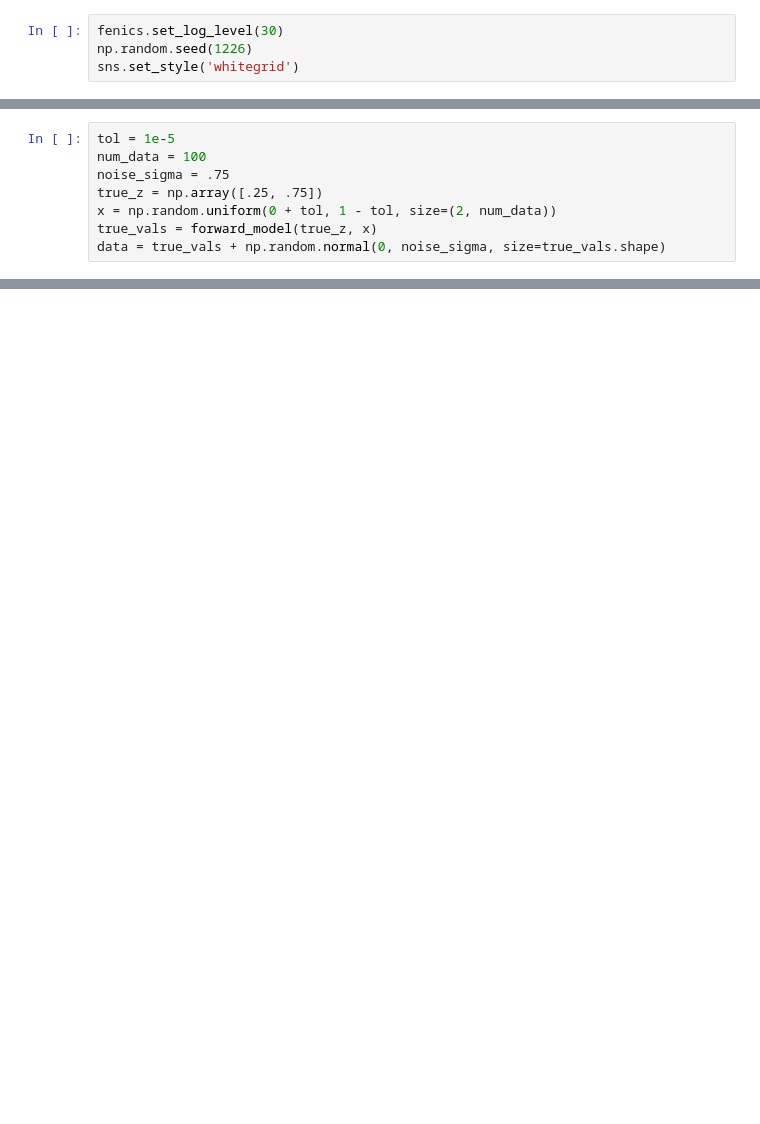
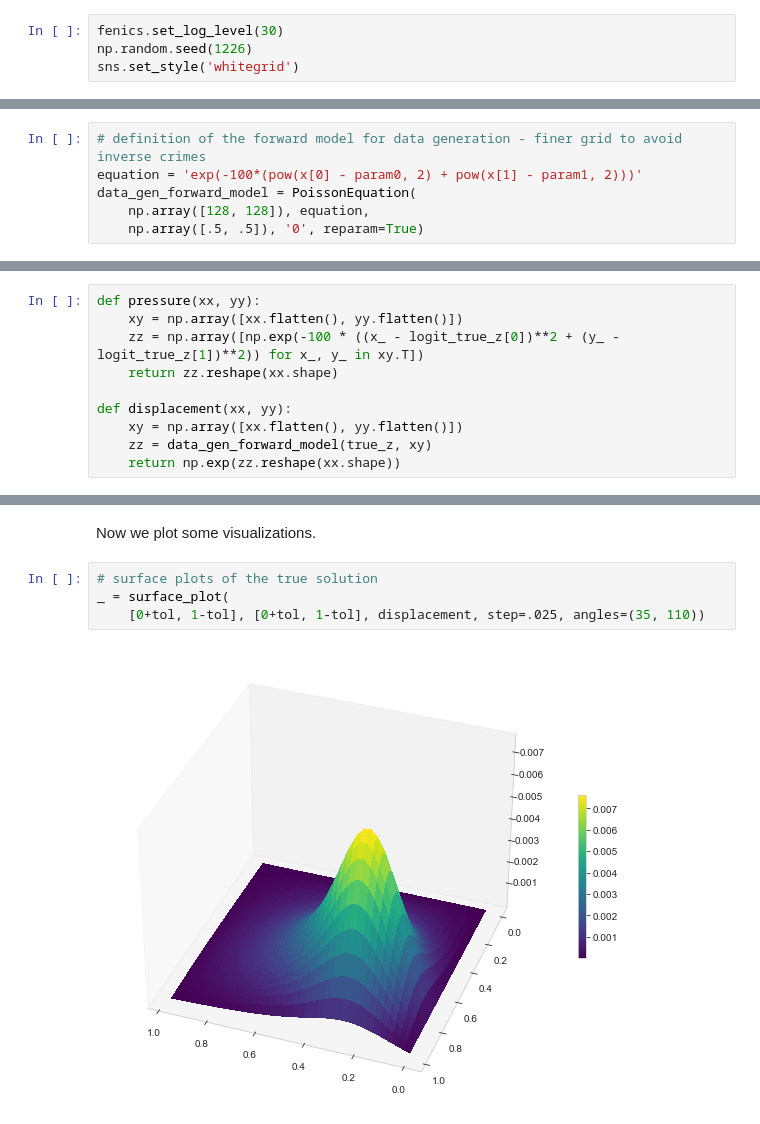
Before and after one commit to aurelio-raffa/MultiFidelityABC, a Jupyter notebook: source/examples/poisson_multifidelity.ipynb, the cells around one changed output, grey strips where cells are left out. Cells and saved outputs as stored; diff of their text form; blank space fills up the shorter version.

```diff
--- a/source/examples/poisson_multifidelity.ipynb
+++ b/source/examples/poisson_multifidelity.ipynb
@@ -66,8 +56,0 @@ noise.
-# %%
-tol = 1e-5
-num_data = 100
-noise_sigma = .75
-true_z = np.array([.25, .75])
-x = np.random.uniform(0 + tol, 1 - tol, size=(2, num_data))
-true_vals = forward_model(true_z, x)
-data = true_vals + np.random.normal(0, noise_sigma, size=true_vals.shape)
@@ -333,0 +94,6 @@ plt.show()
+# %%
+# definition of the forward model for data generation - finer grid to avoid inverse crimes
+equation = 'exp(-100*(pow(x[0] - param0, 2) + pow(x[1] - param1, 2)))'
+data_gen_forward_model = PoissonEquation(
+    np.array([128, 128]), equation,
+    np.array([.5, .5]), '0', reparam=True)
@@ -333,0 +102,10 @@ plt.show()
+# %%
+def pressure(xx, yy):
+    xy = np.array([xx.flatten(), yy.flatten()])
+    zz = np.array([np.exp(-100 * ((x_ - logit_true_z[0])**2 + (y_ - logit_true_z[1])**2)) for x_, y_ in xy.T])
+    return zz.reshape(xx.shape)
+
+def displacement(xx, yy):
+    xy = np.array([xx.flatten(), yy.flatten()])
+    zz = data_gen_forward_model(true_z, xy)
+    return np.exp(zz.reshape(xx.shape))
@@ -333,0 +125,8 @@ plt.show()
+# %% [markdown]
+Now we plot some visualizations.
+# %%
+# surface plots of the true solution
+_ = surface_plot(
+    [0+tol, 1-tol], [0+tol, 1-tol], displacement, step=.025, angles=(35, 110))
+# %% [output]
+[figure, added]
```
Also changed, not shown: parts of 63 cells of this notebook, 18 other files.
